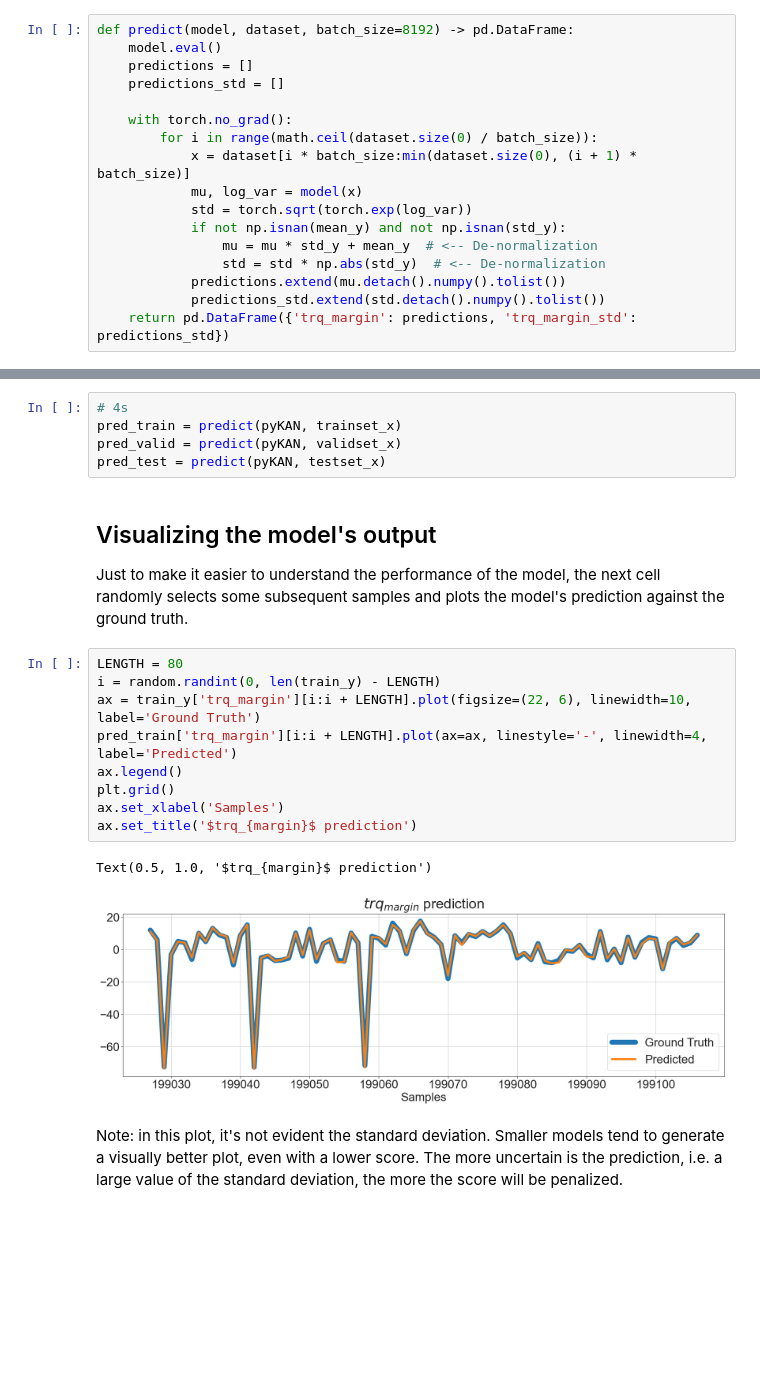
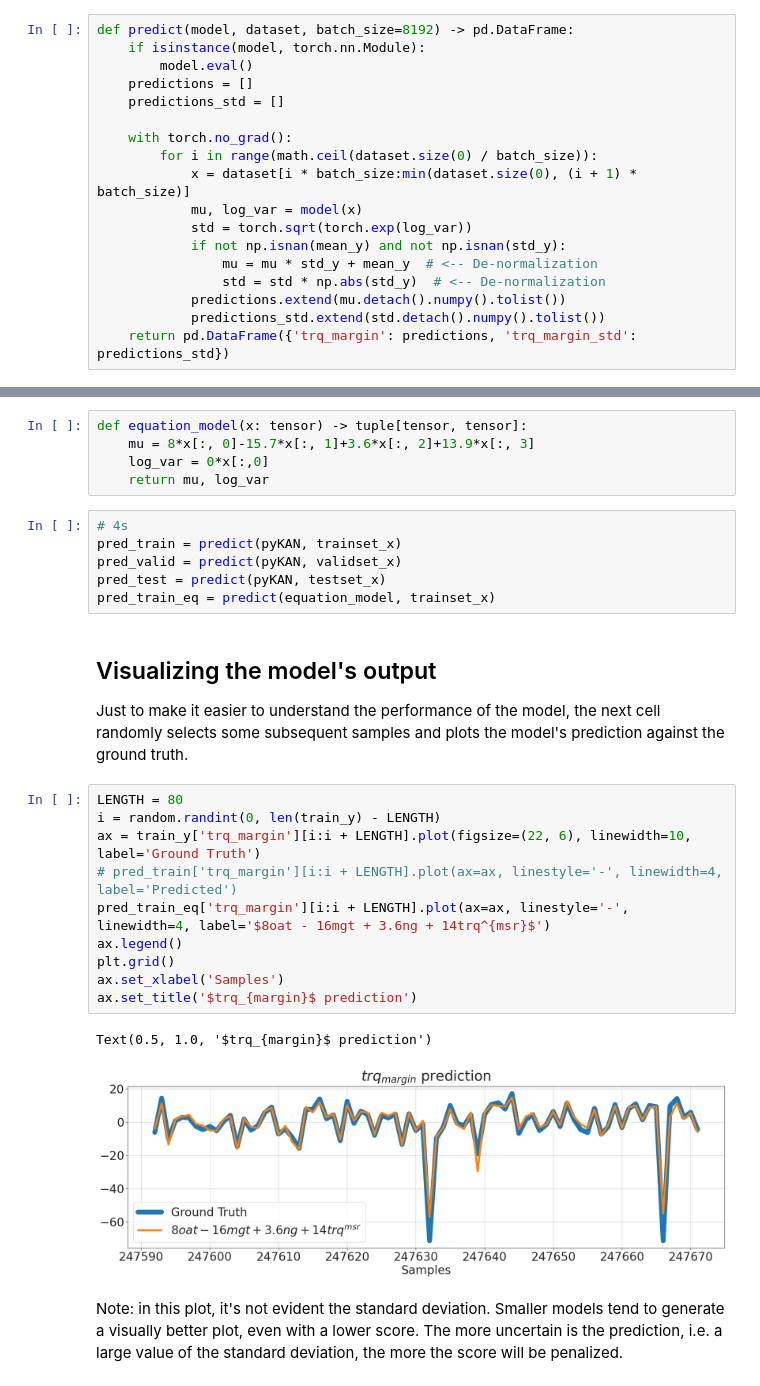
Before and after one commit to MrPio/PHM_North_America_2024_Challenge, a Jupyter notebook: 2-torque_target_probabilistic_regression/2.3-Generating_Torque_Margin_Predictions.ipynb, the cells around one changed output, grey strips where cells are left out. Cells and saved outputs as stored; diff of their text form; blank space fills up the shorter version.

```diff
--- a/2-torque_target_probabilistic_regression/2.3-Generating_Torque_Margin_Predictions.ipynb
+++ b/2-torque_target_probabilistic_regression/2.3-Generating_Torque_Margin_Predictions.ipynb
@@ -58,7 +58,8 @@ pd.DataFrame([metrics])
 | 0 | -0.0236 |
 # %%
 def predict(model, dataset, batch_size=8192) -> pd.DataFrame:
-    model.eval()
+    if isinstance(model, torch.nn.Module):
+        model.eval()
     predictions = []
     predictions_std = []
 
@@ -76,23 +83,30 @@ def predict(model, dataset, batch_size=8192) -> pd.DataFrame:
+# %%
+def equation_model(x: tensor) -> tuple[tensor, tensor]:
+    mu = 8*x[:, 0]-15.7*x[:, 1]+3.6*x[:, 2]+13.9*x[:, 3]
+    log_var = 0*x[:,0]
+    return mu, log_var
 # %%
 # 4s
 pred_train = predict(pyKAN, trainset_x)
 pred_valid = predict(pyKAN, validset_x)
 pred_test = predict(pyKAN, testset_x)
+pred_train_eq = predict(equation_model, trainset_x)
 # %% [markdown]
 ## Visualizing the model's output
 Just to make it easier to understand the performance of the model, the next cell randomly selects some subsequent samples and plots the model's prediction against the ground truth.
 # %%
 LENGTH = 80
 i = random.randint(0, len(train_y) - LENGTH)
 ax = train_y['trq_margin'][i:i + LENGTH].plot(figsize=(22, 6), linewidth=10, label='Ground Truth')
-pred_train['trq_margin'][i:i + LENGTH].plot(ax=ax, linestyle='-', linewidth=4, label='Predicted')
+# pred_train['trq_margin'][i:i + LENGTH].plot(ax=ax, linestyle='-', linewidth=4, label='Predicted')
+pred_train_eq['trq_margin'][i:i + LENGTH].plot(ax=ax, linestyle='-', linewidth=4, label='$8oat - 16mgt + 3.6ng + 14trq^{msr}$')
 ax.legend()
 plt.grid()
 ax.set_xlabel('Samples')
 ax.set_title('$trq_{margin}$ prediction')
 # %% [output]
 Text(0.5, 1.0, '$trq_{margin}$ prediction')
-[figure, old version]
+[figure, new version]
 # %% [markdown]
 Note: in this plot, it's not evident the standard deviation. Smaller models tend to generate a visually better plot, even with a lower score. The more uncertain is the prediction, i.e. a large value of the standard deviation, the more the score will be penalized.
 # %%
```
Also changed, not shown: parts of 1 cell of this notebook, 9 other files.
